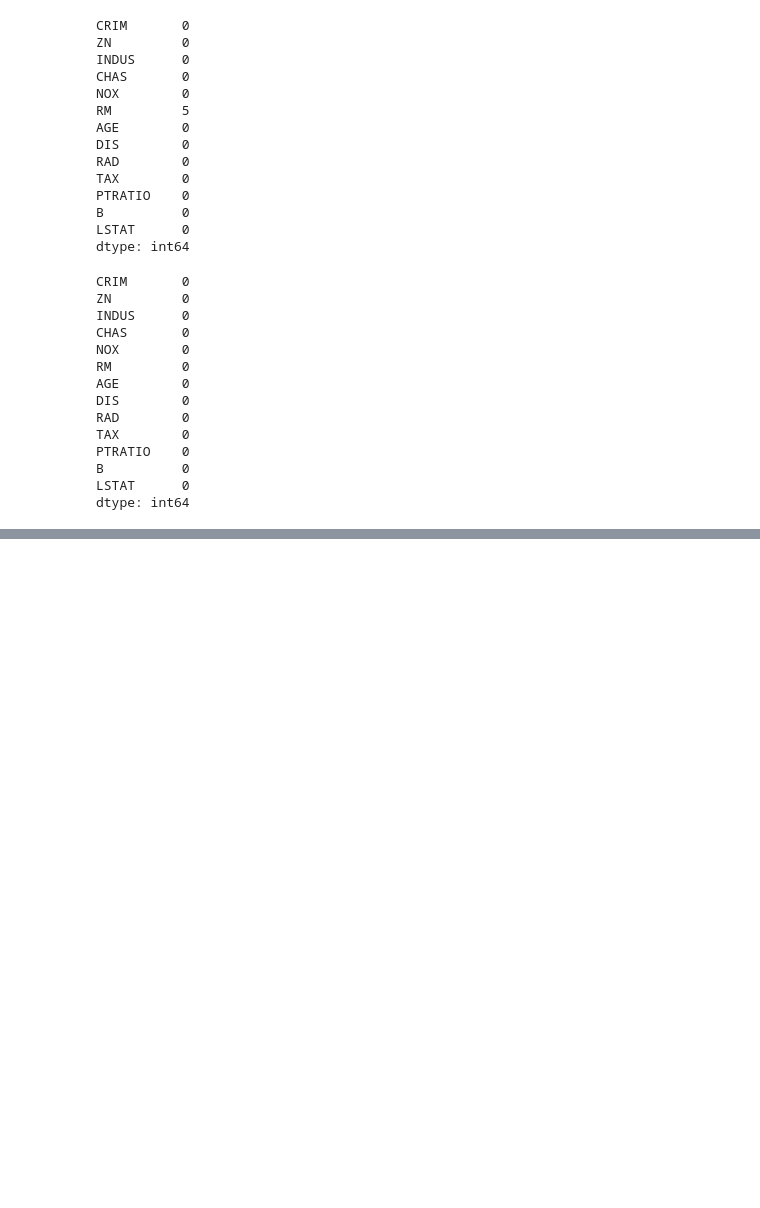
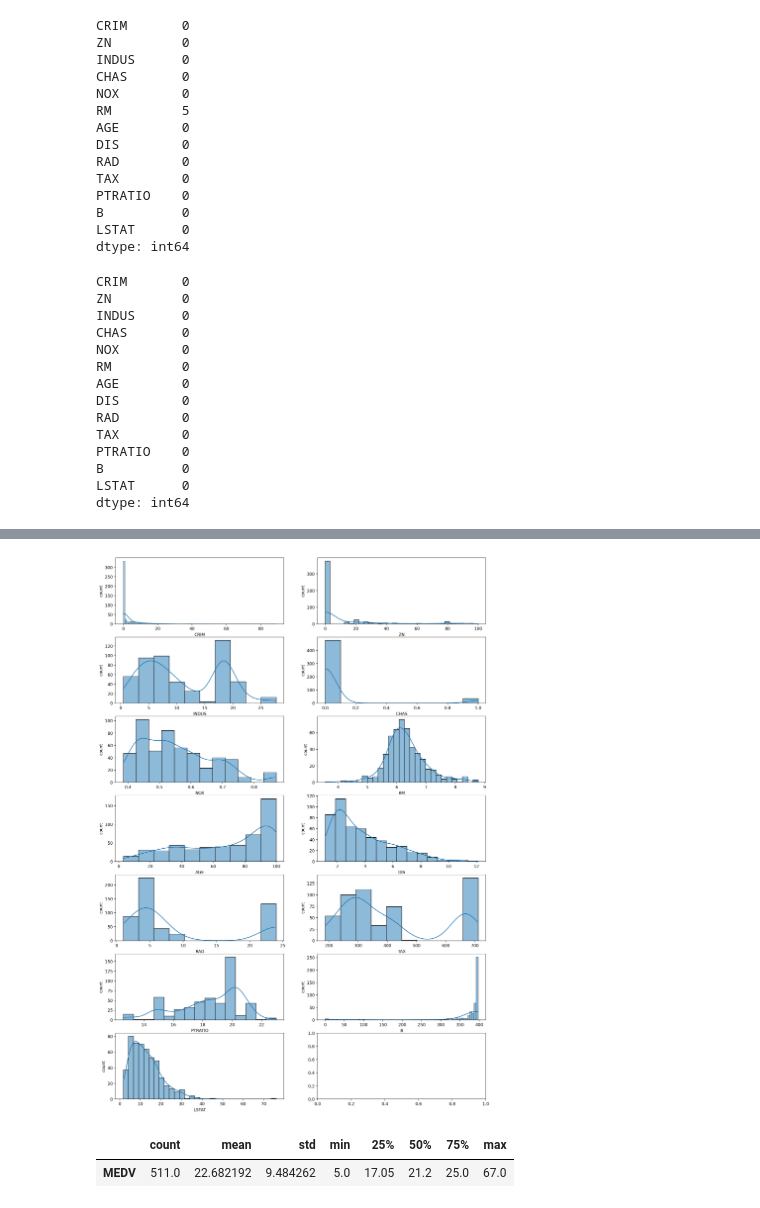
Before and after one commit to ashen007/Boston_Housing, a Jupyter notebook: model.ipynb, the cells around one changed output, grey strips where cells are left out. Saved outputs shown, nothing was run; the diff lists cells and outputs as text; code cells hidden in the pictures; blank space fills up the shorter version.

Commit message:
clean data

```diff
--- a/model.ipynb
+++ b/model.ipynb
@@ -124,0 +146,22 @@ dtype: int64
+# %%
+features = np.asarray(data.columns.values)
+fig,axes = plt.subplots(nrows=7,
+                        ncols=2,
+                        figsize=[16,24],
+                        dpi=200)
+
+for feature,subplot in zip(features,axes.flatten()):
+    sns.histplot(data=data[feature],
+                 kde=True,
+                 ax=subplot)
+    subplot.set_xlabel(feature)
+    subplot.set_ylabel('count')
+
+plt.show()
+# %% [output]
+[figure, added]
+# %%
+target.describe().T
+# %% [output]
+|  | count | mean | std | min | 25% | 50% | 75% | max |
+| MEDV | 511.0 | 22.682192 | 9.484262 | 5.0 | 17.05 | 21.2 | 25.0 | 67.0 |
```
Also changed, not shown: parts of 3 cells of this notebook.
